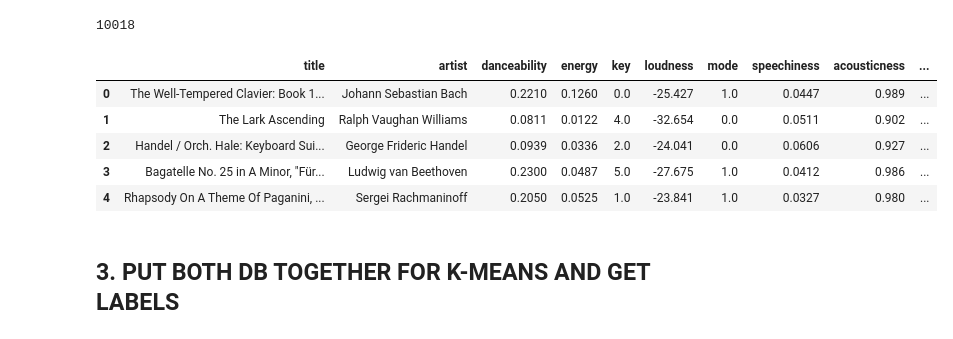
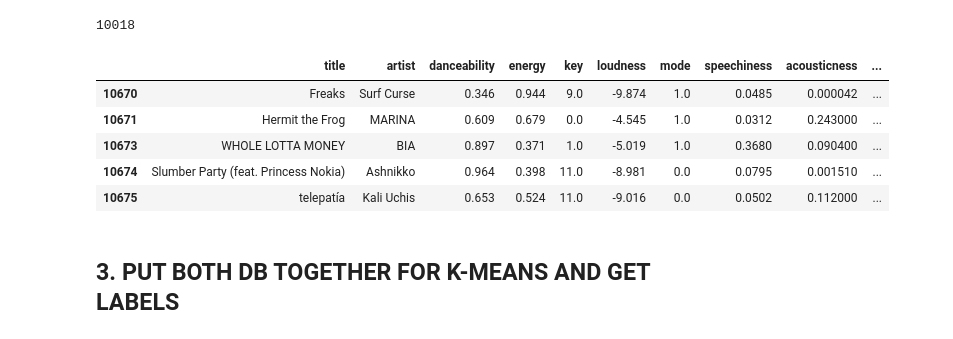
Before and after one commit to lauratll/Project_week3, a Jupyter notebook: project/CREATE 100 HOTSONGS AND SPOTY DB.ipynb, the cells around one changed output. Cells and saved outputs as stored; diff of their text form; code cells hidden in the pictures.

```diff
--- a/project/CREATE 100 HOTSONGS AND SPOTY DB.ipynb
+++ b/project/CREATE 100 HOTSONGS AND SPOTY DB.ipynb
@@ -487,11 +487,11 @@ len(spoty_df) # Final size 10018
 # %% [output]
 10018
 # %%
-spoty_df.head()
+spoty_df.tail()
 # %% [output]
 |  | title | artist | danceability | energy | key | loudness | mode | speechiness | acousticness | ... |
-| 0 | The Well-Tempered Clavier: Book 1... | Johann Sebastian Bach | 0.2210 | 0.1260 | 0.0 | -25.427 | 1.0 | 0.0447 | 0.989 | ... |
-| 1 | The Lark Ascending | Ralph Vaughan Williams | 0.0811 | 0.0122 | 4.0 | -32.654 | 0.0 | 0.0511 | 0.902 | ... |
-| 2 | Handel / Orch. Hale: Keyboard Sui... | George Frideric Handel | 0.0939 | 0.0336 | 2.0 | -24.041 | 0.0 | 0.0606 | 0.927 | ... |
-| 3 | Bagatelle No. 25 in A Minor, "Für... | Ludwig van Beethoven | 0.2300 | 0.0487 | 5.0 | -27.675 | 1.0 | 0.0412 | 0.986 | ... |
-| 4 | Rhapsody On A Theme Of Paganini, ... | Sergei Rachmaninoff | 0.2050 | 0.0525 | 1.0 | -23.841 | 1.0 | 0.0327 | 0.980 | ... |
+| 10670 | Freaks | Surf Curse | 0.346 | 0.944 | 9.0 | -9.874 | 1.0 | 0.0485 | 0.000042 | ... |
+| 10671 | Hermit the Frog | MARINA | 0.609 | 0.679 | 0.0 | -4.545 | 1.0 | 0.0312 | 0.243000 | ... |
+| 10673 | WHOLE LOTTA MONEY | BIA | 0.897 | 0.371 | 1.0 | -5.019 | 1.0 | 0.3680 | 0.090400 | ... |
+| 10674 | Slumber Party (feat. Princess Nokia) | Ashnikko | 0.964 | 0.398 | 11.0 | -8.981 | 0.0 | 0.0795 | 0.001510 | ... |
+| 10675 | telepatía | Kali Uchis | 0.653 | 0.524 | 11.0 | -9.016 | 0.0 | 0.0502 | 0.112000 | ... |
```
Also changed, not shown: parts of 13 cells of this notebook, 7 other files.
